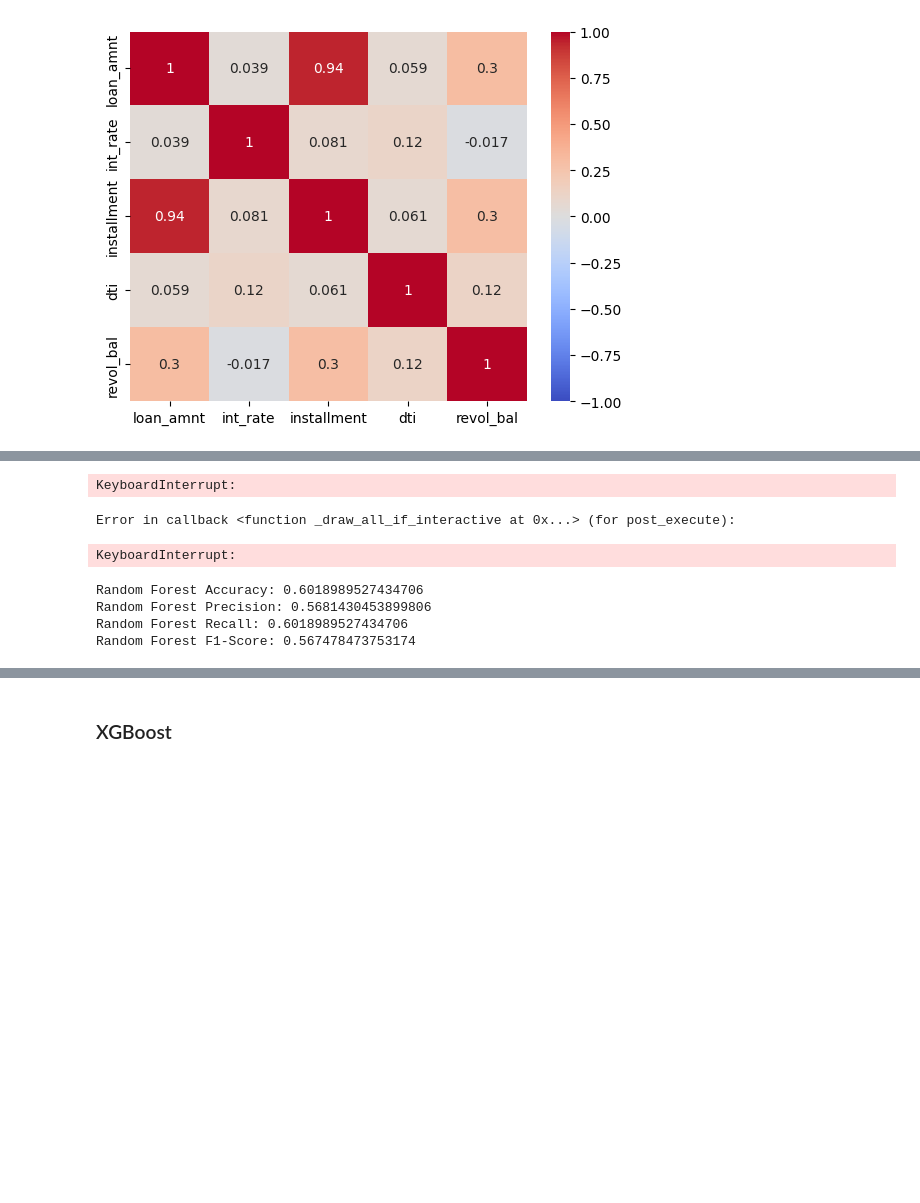
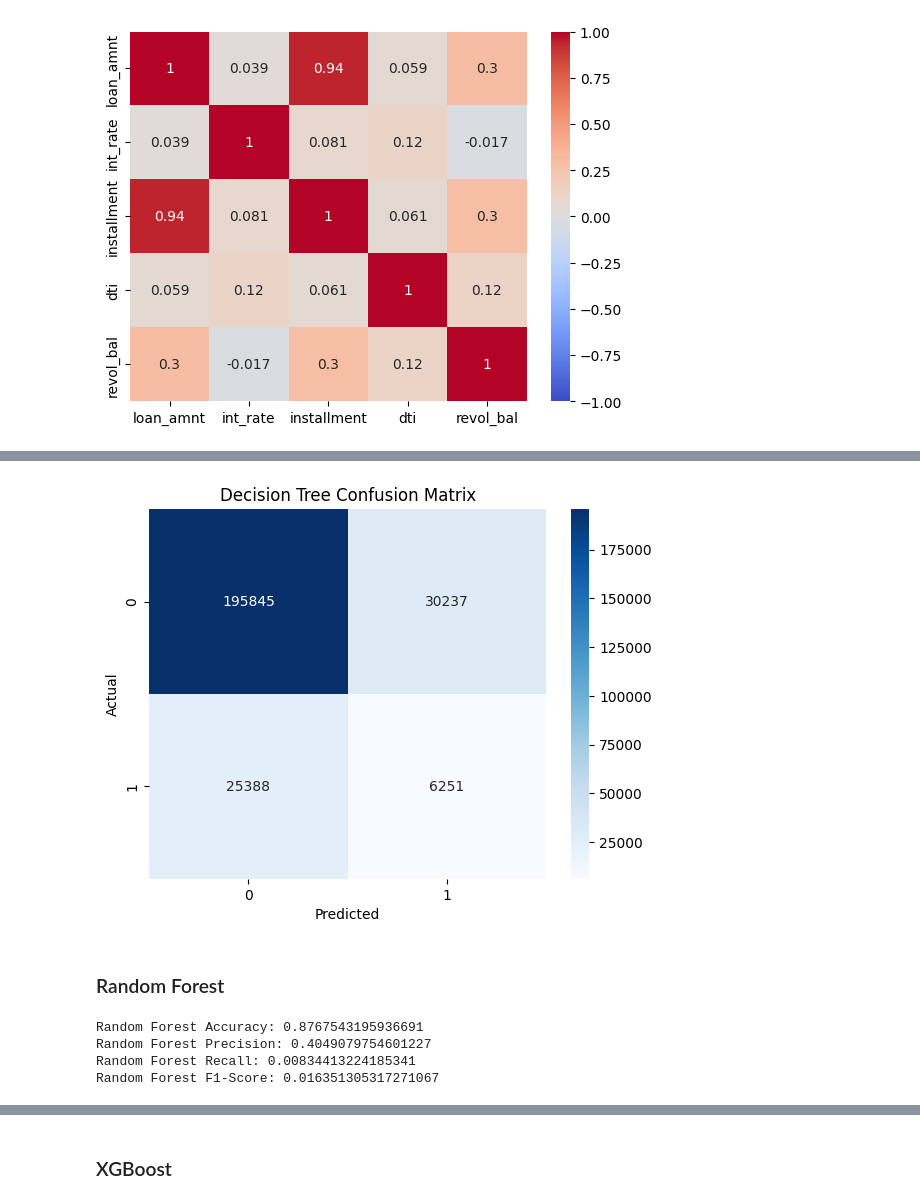
Before and after one commit to kecoaktempur/Risk-and-Finance-Management_Analisis-data-bisnis, a Jupyter notebook: adb.ipynb, the cells around one changed output, grey strips where cells are left out. Cells and saved outputs as stored; diff of their text form; code cells hidden in the pictures; blank space fills up the shorter version.

```diff
--- a/adb.ipynb
+++ b/adb.ipynb
@@ -212,34 +218,34 @@ weighted avg       0.51      0.50      0.50    257721
 # %%
 cm_dt = confusion_matrix(y_test, y_pred_dt)
 
-sns.heatmap(cm_dt, annot=True, xticklabels=df["loan_status"], fmt="d", cmap="Blues")
+sns.heatmap(cm_dt, annot=True, fmt="d", cmap="Blues")
 plt.title("Decision Tree Confusion Matrix")
 plt.xlabel("Predicted")
 plt.ylabel("Actual")
 plt.show()
 # %% [output]
-KeyboardInterrupt:
-Error in callback <function _draw_all_if_interactive at 0x...> (for post_execute):
-KeyboardInterrupt:
+[figure, added]
+# %% [markdown]
+### Random Forest
 # %%
 rf_model = RandomForestClassifier(n_estimators=100, random_state=42)
 rf_model.fit(X_train, y_train)
 y_pred_rf = rf_model.predict(X_test)
 # %%
 accuracy_rf = accuracy_score(y_test, y_pred_rf)
-precision_rf = precision_score(y_test, y_pred_rf, average='weighted')
-recall_rf = recall_score(y_test, y_pred_rf, average='weighted')
-f1_rf = f1_score(y_test, y_pred_rf, average='weighted')
+precision_rf = precision_score(y_test, y_pred_rf)
+recall_rf = recall_score(y_test, y_pred_rf)
+f1_rf = f1_score(y_test, y_pred_rf)
 
 print("Random Forest Accuracy:", accuracy_rf)
 print("Random Forest Precision:", precision_rf)
 print("Random Forest Recall:", recall_rf)
 print("Random Forest F1-Score:", f1_rf)
 # %% [output]
-Random Forest Accuracy: 0.6018989527434706
-Random Forest Precision: 0.5681430453899806
-Random Forest Recall: 0.6018989527434706
-Random Forest F1-Score: 0.567478473753174
+Random Forest Accuracy: 0.8767543195936691
+Random Forest Precision: 0.4049079754601227
+Random Forest Recall: 0.00834413224185341
+Random Forest F1-Score: 0.016351305317271067
 # %%
 print(
     "Random Forest Classification Report:\n", classification_report(y_test, y_pred_rf)
```
Also changed, not shown: parts of 24 cells of this notebook.
